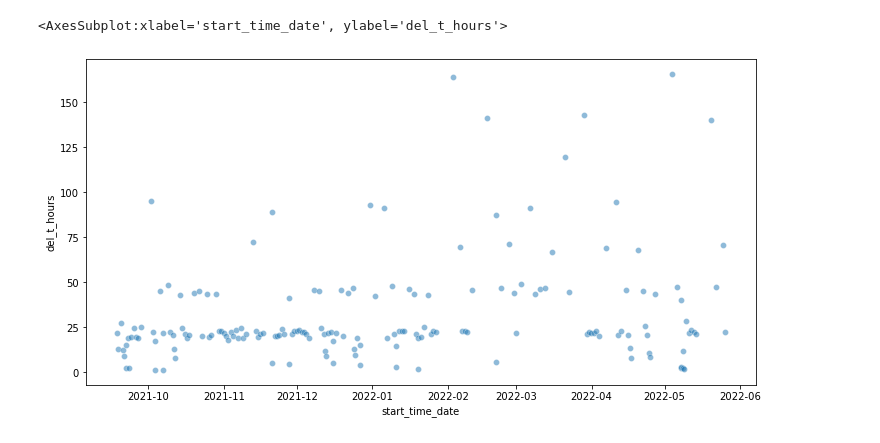
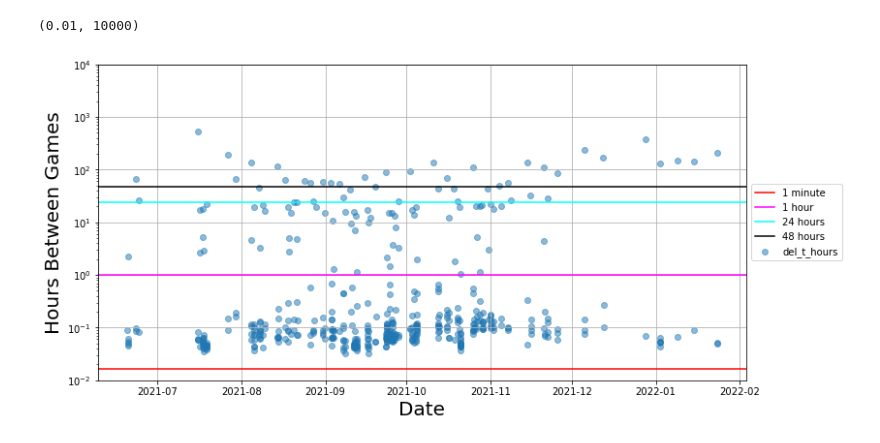
Before and after one commit to GitErickL/Summoner_Churn_Rate, a Jupyter notebook: Lol_Player_Churn_Rate_Analysis.ipynb, the cells around one changed output. Drawn from its saved outputs; the diff is of its cells as text; code cells hidden in the pictures.

Commit message:
analysis notebook has plots on all 10 players. player_time_data_2 has data on all 10 players now

```diff
--- a/Lol_Player_Churn_Rate_Analysis.ipynb
+++ b/Lol_Player_Churn_Rate_Analysis.ipynb
@@ -12,7 +181,9 @@ import seaborn as sns
 # %%
-df = pd.read_csv("Player_Time_Data/player_0_times.txt",
-                              dtype='str,str,float,float',
-                              delimiter = " ",
-                              usecols=(0,1,2,3),
-                              header = None
-                                )
+df = pd.read_csv("Player_Time_Data_2/player_0_times.txt",
+                      dtype='str,str,float,float',
+                      delimiter = " ",
+                      usecols=(0,1,2,3),
+                      header = None
+                    )
+
+df = clean_data(df)
@@ -70,7 +190,21 @@ df[df["del_t_hours"] > 1]["del_t_hours"].hist()
-# %%
-plt.figure(figsize = (12,6))
-
-sns.scatterplot(x = "start_time_date", y = "del_t_hours", data = df[df["del_t_hours"] > 1], alpha = .5)
-# %% [output]
-<AxesSubplot:xlabel='start_time_date', ylabel='del_t_hours'>
-[figure, removed]
+# %%
+fig, ax = plt.subplots(figsize = (12,6))
+
+ax.scatter(x = "start_time_date", y = "del_t_hours", data = df, alpha = .5)
+
+ax.axhline(y = 1/60,c = "red", label = "1 minute")
+ax.axhline(y = 1,   c = "magenta", label = "1 hour")
+ax.axhline(y = 24,  c = "cyan", label = "24 hours")
+ax.axhline(y = 48,  c = "black", label = "48 hours")
+
+ax.set_yscale("log")
+plt.xlabel("Date", fontsize = 20)
+plt.ylabel("Hours Between Games", fontsize = 20)
+
+
+plt.legend(loc='center left', bbox_to_anchor=(1, 0.5))
+plt.grid()
+plt.ylim(.01,10000)
+# %% [output]
+(0.01, 10000)
+[figure, added]
```
Also changed, not shown: parts of 16 cells of this notebook.
